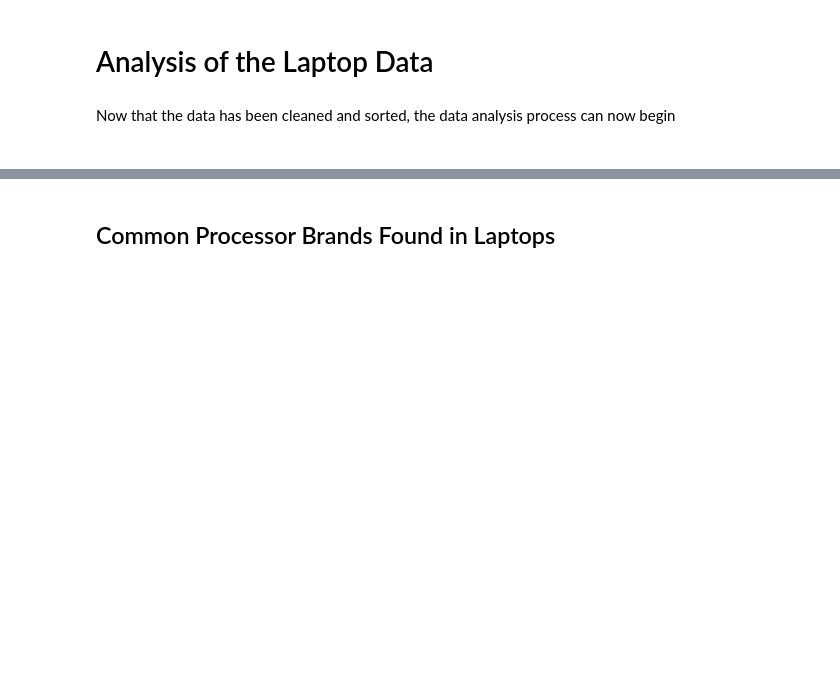
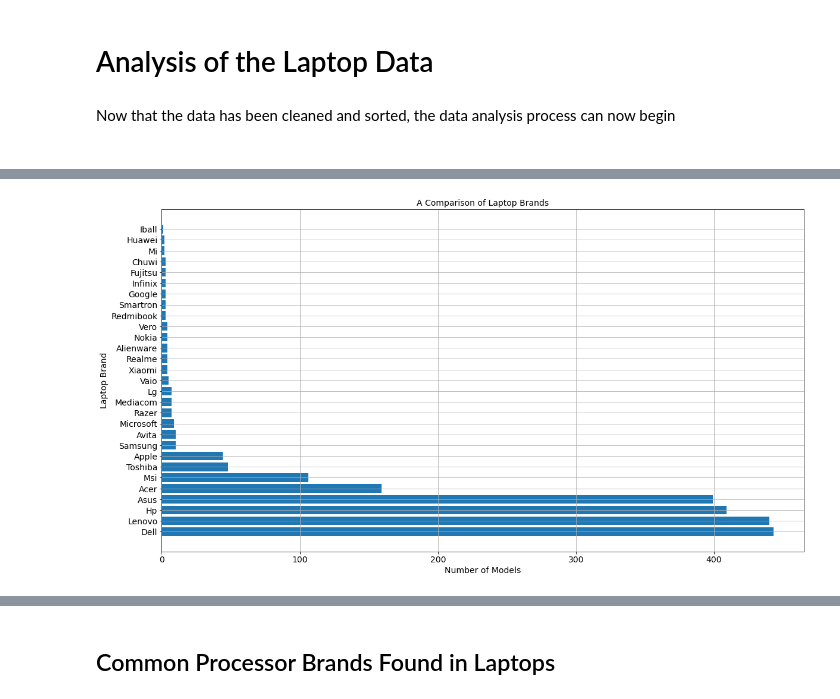
Before and after one commit to jason-9601/DATAPRE-Final, a Jupyter notebook: DATAPRE Final.ipynb, the cells around one changed output, grey strips where cells are left out. Saved outputs shown, nothing was run; the diff lists cells and outputs as text; code cells hidden in the pictures; blank space fills up the shorter version.

Commit message:
Compare counts of laptop models per brand

```diff
--- a/DATAPRE Final.ipynb
+++ b/DATAPRE Final.ipynb
@@ -485,0 +490,3 @@ Now that the data has been cleaned and sorted, the data analysis process can now
+# %%
+df_brands = pd.DataFrame(df_laptops['brand'].value_counts()).reset_index()
+df_brands.columns = ['brand', 'counts']
@@ -485,0 +513,16 @@ Now that the data has been cleaned and sorted, the data analysis process can now
+# %%
+fig = plt.figure(figsize=(15, 8))
+ax = fig.add_axes([0,0,1,1])
+ax.barh(df_brands.brand, df_brands.counts)
+
+plt.title("A Comparison of Laptop Brands", fontsize=14)
+plt.xlabel("Number of Models", fontsize=14)
+plt.ylabel("Laptop Brand", fontsize=14)
+
+plt.xticks(fontsize=14)
+plt.yticks(fontsize=14)
+
+plt.grid()
+plt.show()
+# %% [output]
+[figure, added]
```
Also changed, not shown: parts of 16 cells of this notebook.
